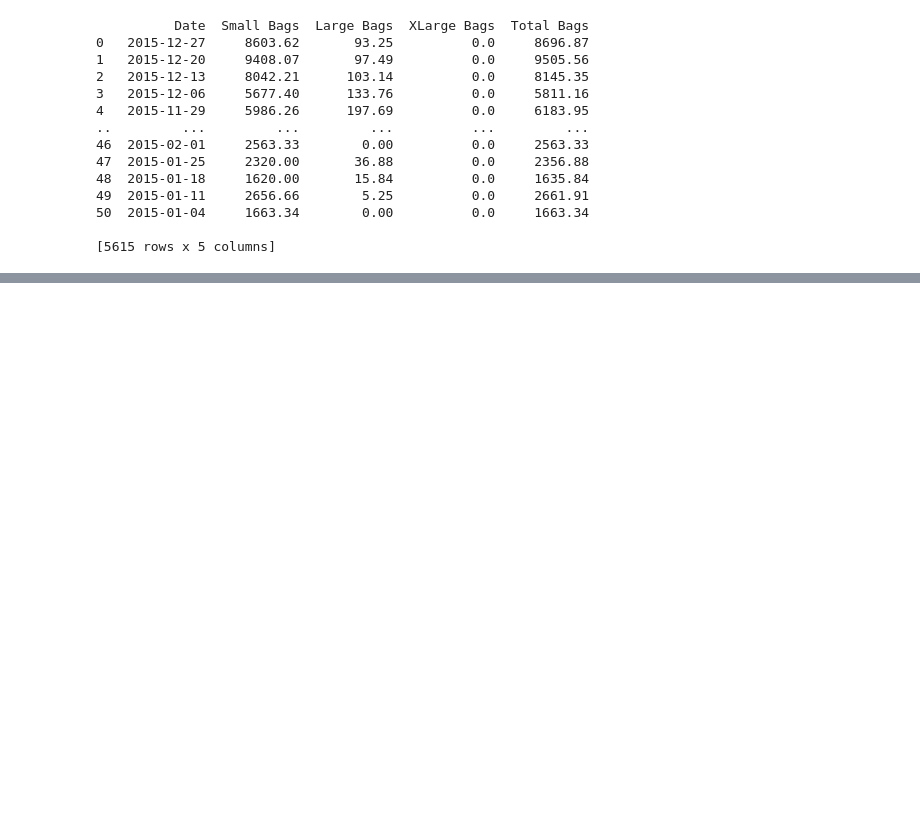
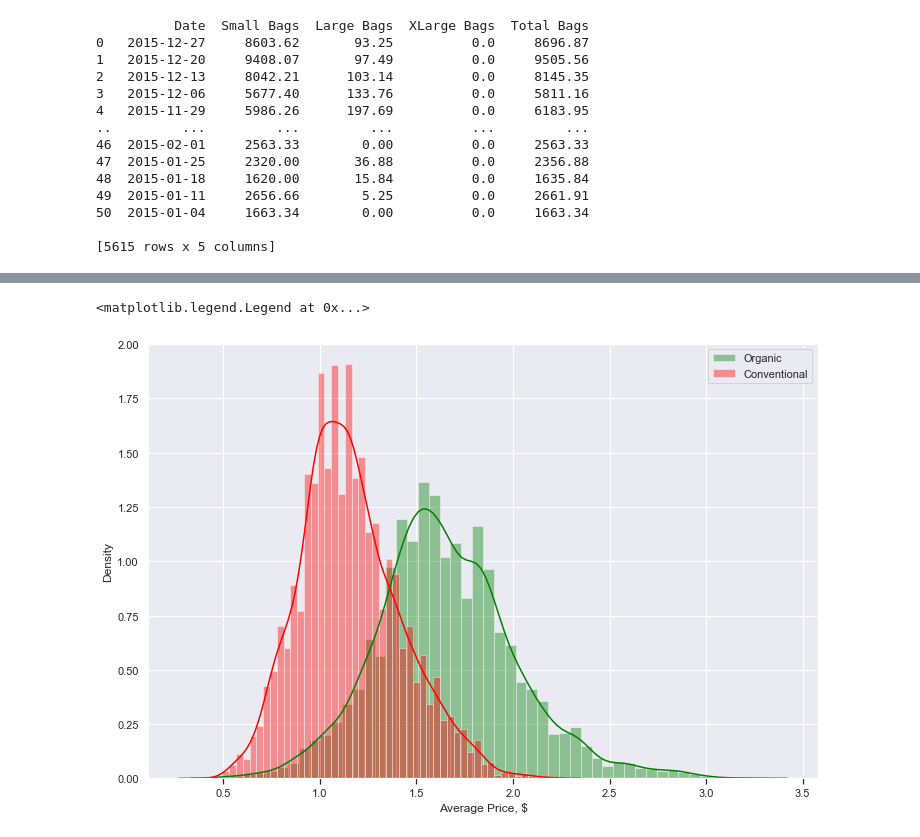
Before and after one commit to kurelaitisk/avocado-data, a Jupyter notebook: avocado.ipynb, the cells around one changed output, grey strips where cells are left out. Saved outputs shown, nothing was run; the diff lists cells and outputs as text; code cells hidden in the pictures; blank space fills up the shorter version.

```diff
--- a/avocado.ipynb
+++ b/avocado.ipynb
@@ -157,8 +134,11 @@ fig3.set(xlabel='Average Price, $', ylabel='Density')
 # %%
-fig3=sns.distplot(avocados_organic['AveragePrice'], label= 'Organic', color ='green')
-fig3=sns.distplot(avocados_conventional['AveragePrice'], label= 'Conventional', color= 'red')
-fig3.set(xlabel='Average Price, $', ylabel='Density')
+fig4=sns.distplot(avocados_organic['AveragePrice'], label= 'Organic', color ='green')
+fig4=sns.distplot(avocados_conventional['AveragePrice'], label= 'Conventional', color= 'red')
+fig4.set(xlabel='Average Price, $', ylabel='Density')
 plt.legend()
+# %% [output]
+<matplotlib.legend.Legend at 0x...>
+[figure, added]
 # %%
 avocado_2015 = avocados_data[avocados_data.Date < '2016-01-01']
 avocado_2016 = avocados_data[(avocados_data.Date < '2017-01-01')  & (avocados_data.Date > '2016-01-01') ]
```
Also changed, not shown: parts of 17 cells of this notebook.
